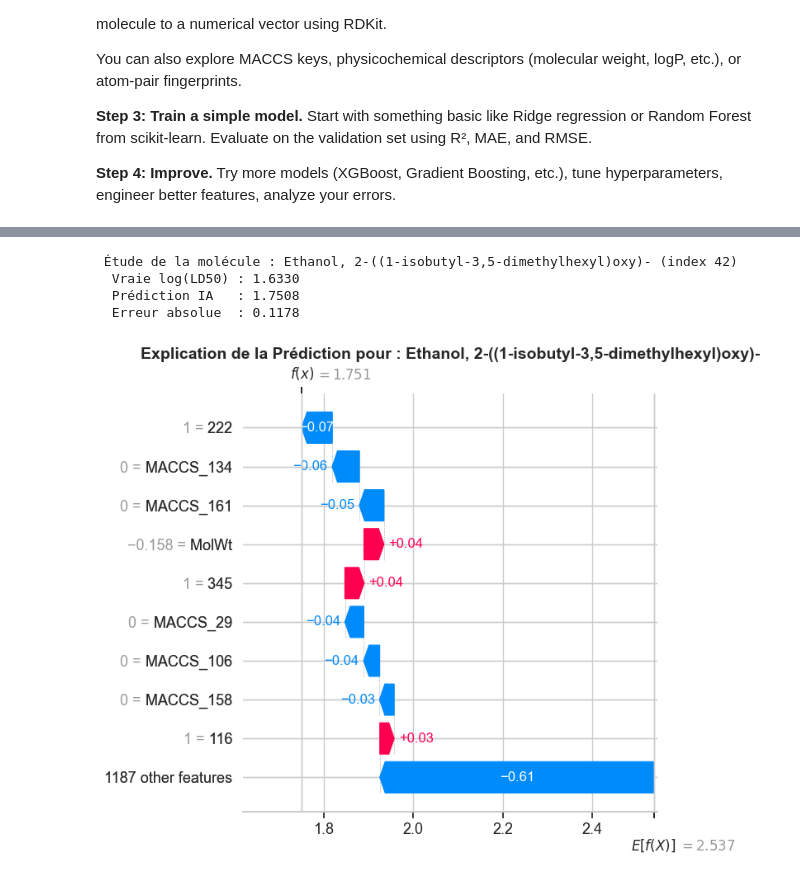
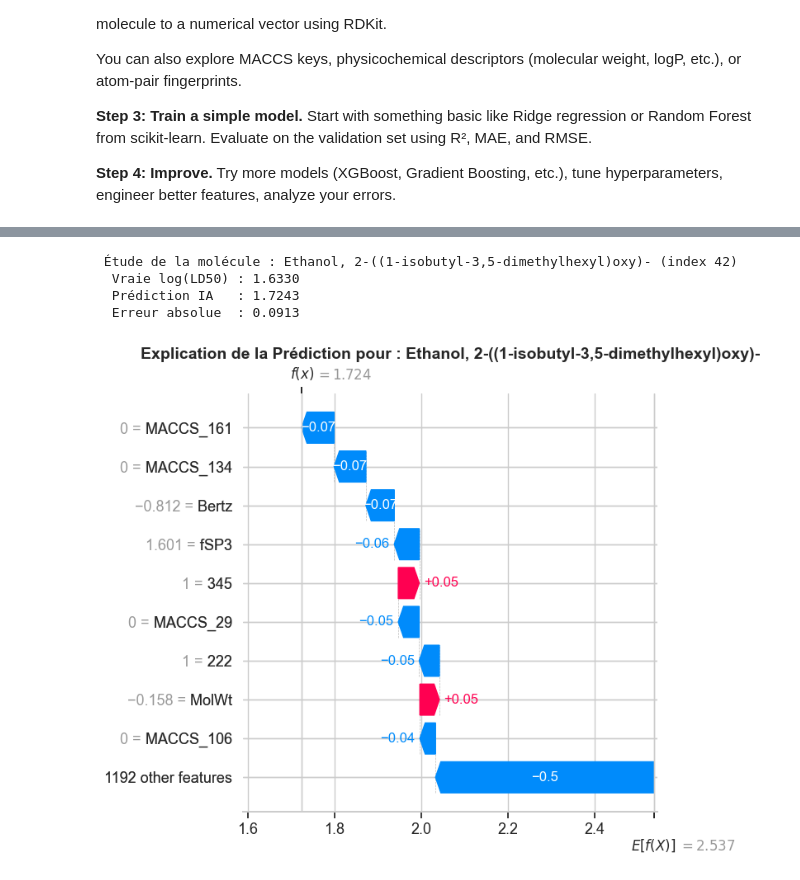
Before and after one commit to NakbeWalid/LD50_PharmaHacks, a Jupyter notebook: project/notebooks/ld50_starter.ipynb, the cells around one changed output, grey strips where cells are left out. Cells and saved outputs as stored; diff of their text form; code cells hidden in the pictures.

```diff
--- a/project/notebooks/ld50_starter.ipynb
+++ b/project/notebooks/ld50_starter.ipynb
@@ -209,29 +219,26 @@ Descripteurs avancés extraits ! Dimension : (5170, 172)
 # %%
-# CELLULE 6 : Fusion et Normalisation (StandardScaling)
+# CELL 6: Merging and Normalization (StandardScaling)
 
-# TODO 1 : Fusionner (concaténer) horizontalement les Morgan et les Adv pour chaque set.
-# Utilise pd.concat([df_morgan, df_adv], axis=1) pour train, valid et test.
+# Merge Morgan and Advanced features horizontally for each split.
 X_train = pd.concat([X_train_morgan, X_train_adv], axis=1)
 X_valid = pd.concat([X_valid_morgan, X_valid_adv], axis=1)
 X_test = pd.concat([X_test_morgan, X_test_adv], axis=1)
 
-# Les 5 premières colonnes de la partie 'adv' sont nos descripteurs continus.
-cols_to_scale = ['MolWt', 'LogP', 'HBD', 'HBA', 'TPSA']
-
-# TODO 2 : Instancier le StandardScaler de Scikit-learn
+# The first 10 columns of the 'adv' section are our continuous descriptors.
+cols_to_scale = ['MolWt', 'LogP', 'HBD', 'HBA', 'TPSA', 'Charge', 'RotBonds', 'Bertz', 'AromRings', 'fSP3']
 scaler = StandardScaler()
 
-# TODO 3 : "Apprendre" la moyenne/écart-type UNIQUEMENT sur l'ensemble d'entraînement
+# Fit mean/std ONLY on the training set
 X_train[cols_to_scale] = scaler.fit_transform(X_train[cols_to_scale])
 
-# TODO 4 : Appliquer la transformation (sans réapprendre !) sur valid et test.
+# Apply the transformation (without refitting) on valid and test
 X_valid[cols_to_scale] = scaler.transform(X_valid[cols_to_scale])
 X_test[cols_to_scale] = scaler.transform(X_test[cols_to_scale])
 
-# Préparation de nos cibles (Y) sous forme de tableaux Numpy pour l'entraînement
+# Prepare targets (Y) as NumPy arrays for training
 y_train = train_df['Y'].values
 y_valid = valid_df['Y'].values
 y_test = test_df['Y'].values
 
-print(f"Données prêtes pour l'IA ! Dimension finale de X_train : {X_train.shape}")
+print(f"Data ready for AI! Final X_train shape: {X_train.shape}")
 # %% [output]
@@ -332,40 +325,37 @@ Valeurs SHAP calculées ! Génération du graphique récapitulatif...
 # %%
-# CELLULE 9 : Étude de Cas (Explicabilité Individuelle avec Waterfall SHAP)
+# CELL 9: Case Study (Individual Explainability with SHAP Waterfall)
 
-# 1. Sélection d'une molécule spécifique dans l'ensemble de validation
-# Prenons la molécule à l'index 42 (un clin d'œil à la graine aléatoire)
+# Specific molecule in the validation set
 molecule_index = 42
 
 molecule_id = valid_df['Drug_ID'].iloc[molecule_index]
 
-# Récupération de la molécule, de sa vraie toxicité et de sa prédiction
+# Retrieve the molecule, its true toxicity and its prediction
 mol_data = X_valid.iloc[molecule_index]
 true_y = y_valid[molecule_index]
 pred_y = y_pred_valid_opt[molecule_index]
 
-print(f" Étude de la molécule : {molecule_id} (index {molecule_index})")
-print(f"  Vraie log(LD50) : {true_y:.4f}")
-print(f"  Prédiction IA   : {pred_y:.4f}")
-print(f"  Erreur absolue  : {abs(true_y - pred_y):.4f}")
+print(f" Molecule under study: {molecule_id} (index {molecule_index})")
+print(f"  True log(LD50) : {true_y:.4f}")
+print(f"  AI prediction  : {pred_y:.4f}")
+print(f"  Absolute error : {abs(true_y - pred_y):.4f}")
 
-# 2. Préparation des données pour le graphique Waterfall
-# On doit extraire l'explication spécifique pour cette seule molécule
+# We need to extract the explanation for this one molecule only
 shap_values_single = shap_values[molecule_index]
 
-# 3. Création du graphique en cascade
 plt.figure(figsize=(10, 6))
-plt.title(f"Explication de la Prédiction pour : {molecule_id}", fontsize=14, fontweight='bold')
+plt.title(f"Prediction Explanation for: {molecule_id}", fontsize=14, fontweight='bold')
 
-# Le graphique montre comment chaque caractéristique pousse la prédiction
-# vers le haut (moins toxique, en rouge/rose) ou vers le bas (plus toxique, en bleu)
+# The chart shows how each feature pushes the prediction
+# upward (less toxic, red) or downward (more toxic, blue)
 shap.plots.waterfall(shap_values_single, max_display=10, show=False)
 
 plt.tight_layout()
 plt.show()
 # %% [output]
  Étude de la molécule : Ethanol, 2-((1-isobutyl-3,5-dimethylhexyl)oxy)- (index 42)
   Vraie log(LD50) : 1.6330
-  Prédiction IA   : 1.7508
-  Erreur absolue  : 0.1178
+  Prédiction IA   : 1.7243
+  Erreur absolue  : 0.0913
-[figure, old version]
+[figure, new version]
 # %%
```
Also changed, not shown: parts of 8 cells of this notebook, 1 other file.
